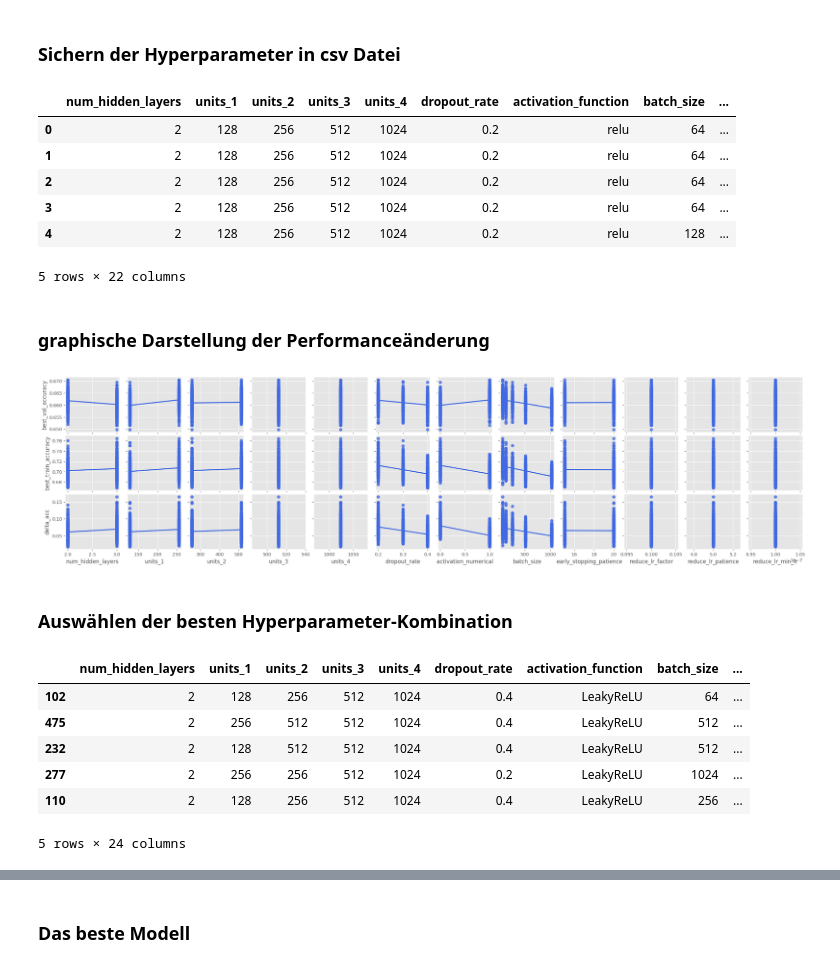
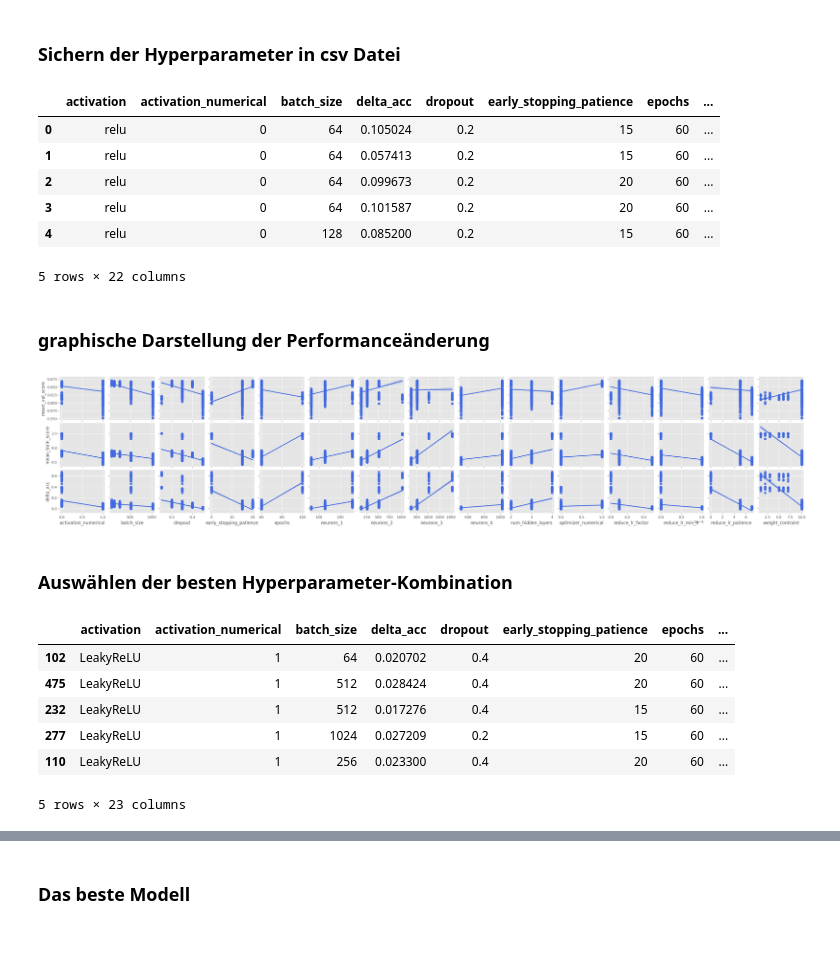
Before and after one commit to Henry-Kr15/TheGenreFactor, a Jupyter notebook: scripts/NN_final.ipynb, the cells around one changed output, grey strips where cells are left out. Saved outputs shown, nothing was run; the diff lists cells and outputs as text; code cells hidden in the pictures; blank space fills up the shorter version.

```diff
--- a/scripts/NN_final.ipynb
+++ b/scripts/NN_final.ipynb
@@ -319,53 +301,53 @@ Start run 685/960: Parameters: {'num_hidden_layers': 3, 'units_1': 128, 'units_2
 # %%
 import pandas as pd
 
-resultsDF = pd.DataFrame(search_results)
-resultsDF['delta_acc'] = (resultsDF['best_train_accuracy']-resultsDF['best_val_accuracy'])/resultsDF['best_val_accuracy']
-resultsDF.to_csv('../data/optimization_results_chris_2707.csv', index=False)
-resultsDF = pd.read_csv('../data/optimization_results_chris_2707.csv')
+#resultsDF = pd.DataFrame(search_results)
+#resultsDF['delta_acc'] = (resultsDF['best_train_accuracy']-resultsDF['best_val_accuracy'])/resultsDF['best_val_accuracy']
+#resultsDF.to_csv('../data/optimization_results_chris_2707.csv', index=False)
+resultsDF = pd.read_csv('../HPO-data/HPO_combined.csv')
 resultsDF.head()
 # %% [output]
-|  | num_hidden_layers | units_1 | units_2 | units_3 | units_4 | dropout_rate | activation_function | batch_size | ... |
-| 0 | 2 | 128 | 256 | 512 | 1024 | 0.2 | relu | 64 | ... |
-| 1 | 2 | 128 | 256 | 512 | 1024 | 0.2 | relu | 64 | ... |
-| 2 | 2 | 128 | 256 | 512 | 1024 | 0.2 | relu | 64 | ... |
-| 3 | 2 | 128 | 256 | 512 | 1024 | 0.2 | relu | 64 | ... |
-| 4 | 2 | 128 | 256 | 512 | 1024 | 0.2 | relu | 128 | ... |
+|  | activation | activation_numerical | batch_size | delta_acc | dropout | early_stopping_patience | epochs | ... |
+| 0 | relu | 0 | 64 | 0.105024 | 0.2 | 15 | 60 | ... |
+| 1 | relu | 0 | 64 | 0.057413 | 0.2 | 15 | 60 | ... |
+| 2 | relu | 0 | 64 | 0.099673 | 0.2 | 20 | 60 | ... |
+| 3 | relu | 0 | 64 | 0.101587 | 0.2 | 20 | 60 | ... |
+| 4 | relu | 0 | 128 | 0.085200 | 0.2 | 15 | 60 | ... |
 5 rows × 22 columns
 # %% [markdown]
 ### graphische Darstellung der Performanceänderung
 # %%
 import seaborn as sns
 
 # Mapping der activation_function auf numerische Werte
-activation_mapping = {'relu': 0, 'LeakyReLU': 1}
-resultsDF['activation_numerical'] = resultsDF['activation_function'].map(activation_mapping)
 
 x_vars = [
-    'num_hidden_layers',
-    'units_1',
-    'units_2',
-    'units_3',
-    'units_4',
-    'dropout_rate',
     'activation_numerical',
     'batch_size',
+    'dropout',
     'early_stopping_patience',
+    'epochs',
+    'neurons_1',
+    'neurons_2',
+    'neurons_3',
+    'neurons_4',
+    'num_hidden_layers',
+    'optimizer_numerical',
     'reduce_lr_factor',
+    'reduce_lr_min_lr',
     'reduce_lr_patience',
-    'reduce_lr_min_lr'
-]
+    'weight_contraint']
 
 y_vars = [
-    'best_val_accuracy',
-    'best_train_accuracy',
+    'mean_val_score',
+    'mean_train_score',
     'delta_acc'
 ]
 
 sns.pairplot(resultsDF, x_vars=x_vars, y_vars=y_vars, kind='reg', height=2, plot_kws={'color':'royalblue'})
 plt.savefig('../figures/nn/HPO_parameter.pdf', format='pdf')
 # %% [output]
-[figure, old version]
+[figure, new version]
 # %% [markdown]
 ### Auswählen der besten Hyperparameter-Kombination
 # %%
@@ -375,7 +357,7 @@ def calculate_score(row):
 
     # Berechnung des Scores basierend auf Delta-Accuracy und Best Validation Accuracy
     delta_acc_score = 1.0 - abs(row['delta_acc'])  # Je kleiner das Delta, desto besser der Score
-    best_val_acc_score = row['best_val_accuracy']  # Je größer die Best Validation Accuracy, desto besser der Score
+    best_val_acc_score = row['mean_val_score']  # Je größer die Best Validation Accuracy, desto besser der Score
 
     #Gewichte
     w1=0.5
@@ -394,13 +376,13 @@ resultsDF['score'] = resultsDF.apply(calculate_score, axis=1)
 resultsDF = resultsDF.sort_values('score', ascending=False)
 resultsDF.head()
 # %% [output]
-|  | num_hidden_layers | units_1 | units_2 | units_3 | units_4 | dropout_rate | activation_function | batch_size | ... |
-| 102 | 2 | 128 | 256 | 512 | 1024 | 0.4 | LeakyReLU | 64 | ... |
-| 475 | 2 | 256 | 512 | 512 | 1024 | 0.4 | LeakyReLU | 512 | ... |
-| 232 | 2 | 128 | 512 | 512 | 1024 | 0.4 | LeakyReLU | 512 | ... |
-| 277 | 2 | 256 | 256 | 512 | 1024 | 0.2 | LeakyReLU | 1024 | ... |
-| 110 | 2 | 128 | 256 | 512 | 1024 | 0.4 | LeakyReLU | 256 | ... |
+|  | activation | activation_numerical | batch_size | delta_acc | dropout | early_stopping_patience | epochs | ... |
+| 102 | LeakyReLU | 1 | 64 | 0.020702 | 0.4 | 20 | 60 | ... |
+| 475 | LeakyReLU | 1 | 512 | 0.028424 | 0.4 | 20 | 60 | ... |
+| 232 | LeakyReLU | 1 | 512 | 0.017276 | 0.4 | 15 | 60 | ... |
+| 277 | LeakyReLU | 1 | 1024 | 0.027209 | 0.2 | 15 | 60 | ... |
+| 110 | LeakyReLU | 1 | 256 | 0.023300 | 0.4 | 20 | 60 | ... |
-5 rows × 24 columns
+5 rows × 23 columns
 # %%
 import matplotlib.pyplot as plt
 
```
Also changed, not shown: parts of 14 cells of this notebook.
